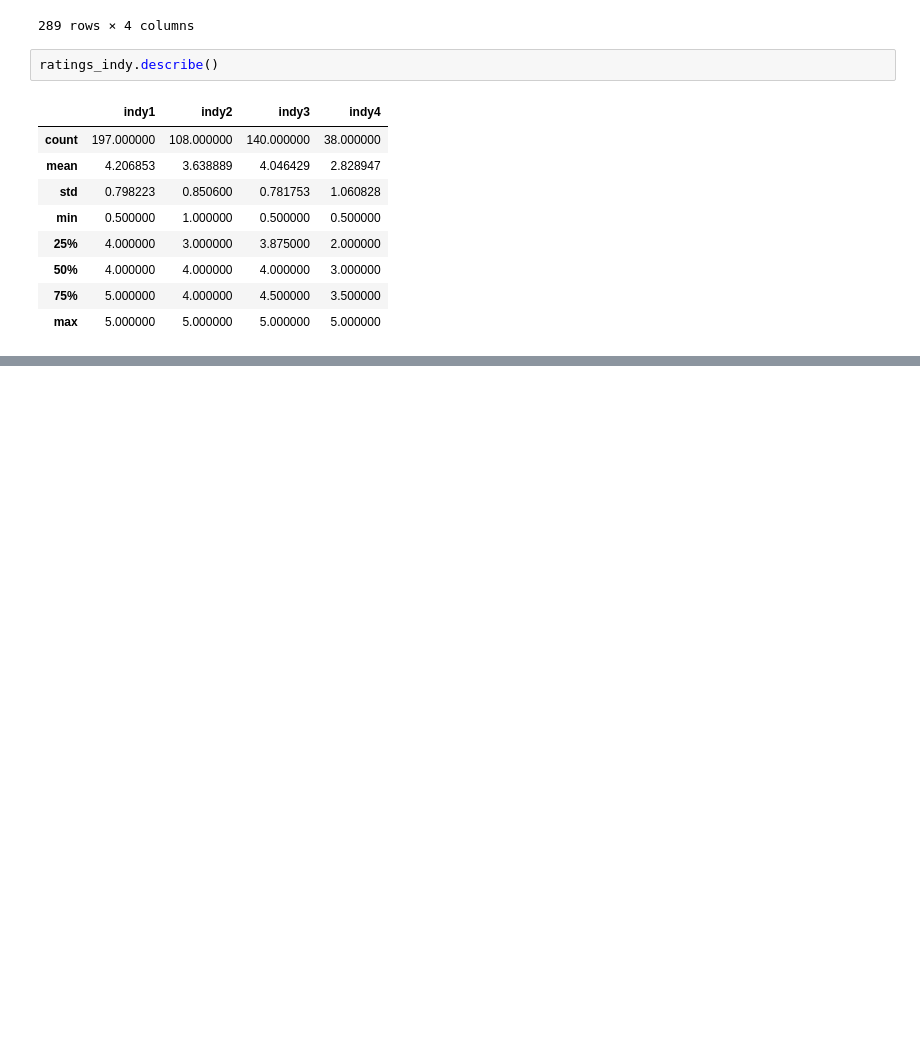
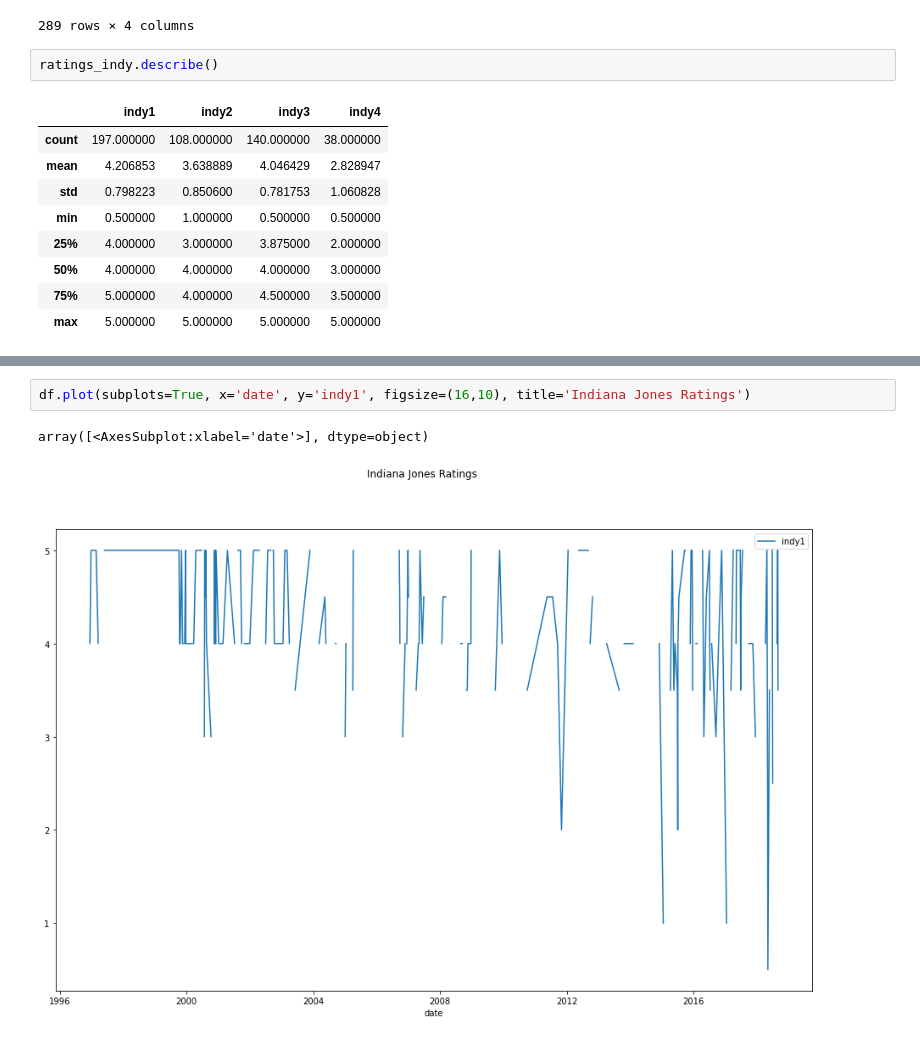
Before and after one commit to bletvaska/pandas-101, a Jupyter notebook: day.5.ipynb, the cells around one changed output, grey strips where cells are left out. Drawn from its saved outputs; the diff is of its cells as text; blank space fills up the shorter version.

```diff
--- a/day.5.ipynb
+++ b/day.5.ipynb
@@ -297,0 +323,5 @@ ratings_indy.describe()
+# %%
+df.plot(subplots=True, x='date', y='indy1', figsize=(16,10), title='Indiana Jones Ratings')
+# %% [output]
+array([<AxesSubplot:xlabel='date'>], dtype=object)
+[figure, added]
```
Also changed, not shown: parts of 26 cells of this notebook.
